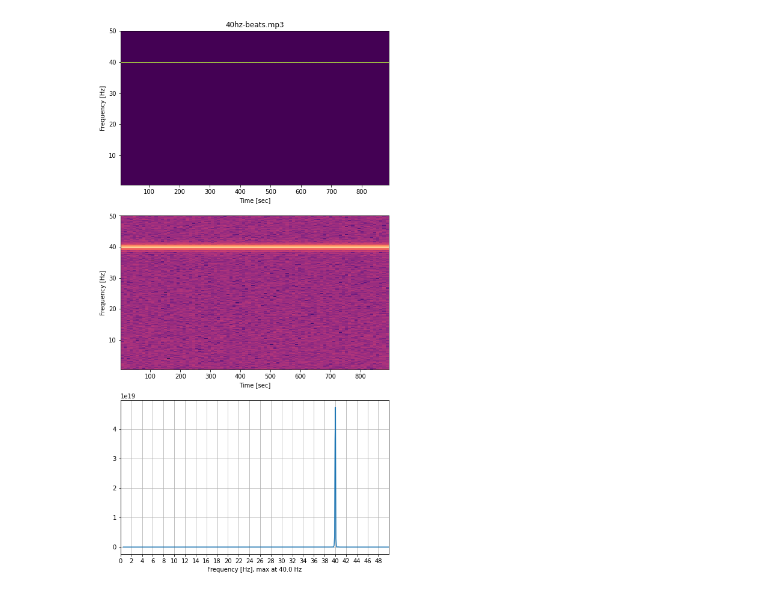
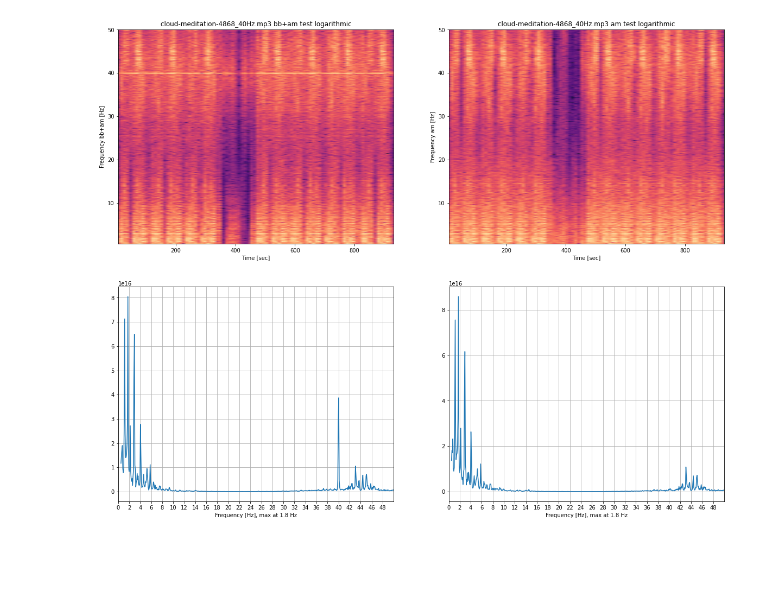
Before and after one commit to e-kolkhoz/binaural_beats_experiments, a Jupyter notebook: bw_detector.ipynb, the cells around one changed output. Cells and saved outputs as stored; diff of their text form; code cells hidden in the pictures; blank space fills up the shorter version.

```diff
--- a/bw_detector.ipynb
+++ b/bw_detector.ipynb
@@ -43,2 +7,4 @@ Sxx = Sxx[min_freq_ind:max_freq_ind+1,:]
 # %%
 import matplotlib.pyplot as plt
+# %%
+track_path = 'cloud-meditation-4868_40Hz.mp3'
@@ -45,27 +39,55 @@ import matplotlib.pyplot as plt
+# %%
+#compute spectrogram
+
+fftsize = 2 ** int(np.log2(frame_rate)+4)
+_, _, Sbb = scipy.signal.spectrogram(binaural_beats_emulation, fs=track.frame_rate, nperseg=fftsize)
+f, t, Sam = scipy.signal.spectrogram(am_emulation, fs=track.frame_rate, nperseg=fftsize)
+# %%
+## Postproc
+
+#get 0.5 - 50 Hz from beats
+max_freq_ind = np.argmax(f>50)
+min_freq_ind = np.argmin(f<0.5)
+f = f[min_freq_ind:max_freq_ind+1]
+Sbb = Sbb[min_freq_ind:max_freq_ind+1,:]
+Sam = Sam[min_freq_ind:max_freq_ind+1,:]
+
+pproc = lambda S: np.log2(S+1.0) if is_log else S
+max_val = lambda S: pproc(S).max()
 # %%
-plt.close()
-plt.figure(figsize=(8,16))
-plt.subplot(311)
-plt.pcolormesh(t, f, Sxx, shading='gouraud', vmax=Sxx.max())
-plt.ylabel('Frequency [Hz]')
+is_log = True
+
+#plt.close()
+plt.figure(figsize=(20,16))
+plt.subplot(2,2,1)
+
+plt.pcolormesh(t, f, pproc(Sbb), shading='gouraud',cmap='magma', vmax=max_val(Sbb))
+plt.ylabel('Frequency bb+am [Hz]')
 plt.xlabel('Time [sec]')
-#plt.title(f'{track_path} (linear scale)')
-plt.title(f'{track_path}')
+plt.title(f'{track_path} bb+am test {"logarithmic" if is_log else "linear"}')
 
-plt.subplot(312)
-plt.pcolormesh(t, f, np.log2(Sxx+1.0), shading='auto', cmap='magma')
-plt.ylabel('Frequency [Hz]')
+plt.subplot(2,2,2)
+plt.pcolormesh(t, f, pproc(Sam), shading='gouraud',cmap='magma', vmax=max_val(Sam))
+plt.ylabel('Frequency am [Hz]')
 plt.xlabel('Time [sec]')
-#plt.title(f'{track_path} (log scale)')
+plt.title(f'{track_path} am test {"logarithmic" if is_log else "linear"}')
 
-plt.subplot(313)
-plt.plot(f, Sxx.sum(1))
+
+plt.subplot(2,2,3)
+plt.plot(f, Sbb.sum(1))
 plt.axis(xmin=0, xmax=f.max().round())
-plt.xlabel(f'Frequency [Hz], max at {f[Sxx.sum(1).argmax()].round(1)} Hz')
+plt.xlabel(f'Frequency [Hz], max at {f[Sbb.sum(1).argmax()].round(1)} Hz')
 plt.xticks(np.arange(0, f.max().round(), 2))
 plt.grid()
 
-with open(track_path.replace('.mp3', '.png'), 'wb') as f:
-    plt.savefig(f, format="png")
+plt.subplot(2,2,4)
+plt.plot(f, Sam.sum(1))
+plt.axis(xmin=0, xmax=f.max().round())
+plt.xlabel(f'Frequency [Hz], max at {f[Sam.sum(1).argmax()].round(1)} Hz')
+plt.xticks(np.arange(0, f.max().round(), 2))
+plt.grid()
+
+with open(track_path.replace('.mp3', '.png'), 'wb') as fb:
+    plt.savefig(fb, format="png")
 # %% [output]
-[figure, old version]
+[figure, new version]
```
Also changed, not shown: parts of 8 cells of this notebook, 20 other files.
